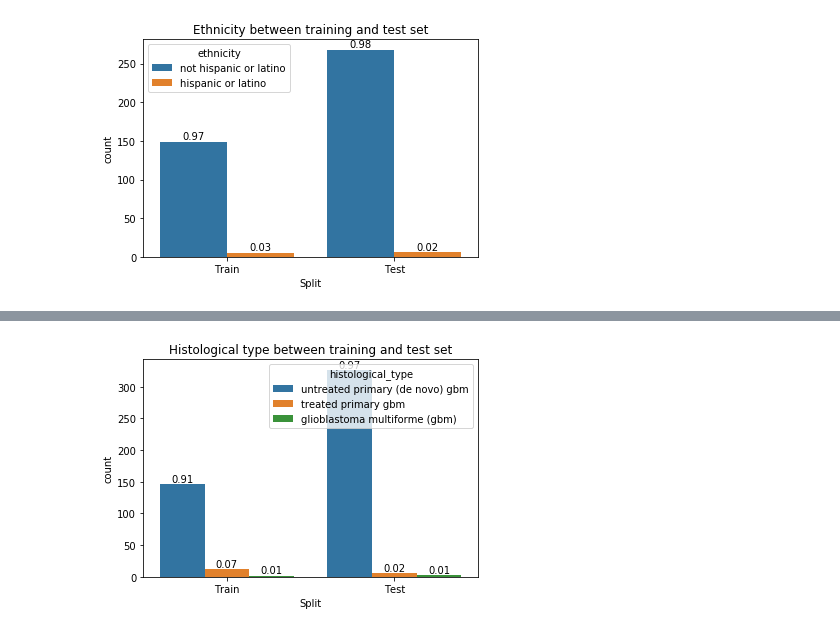
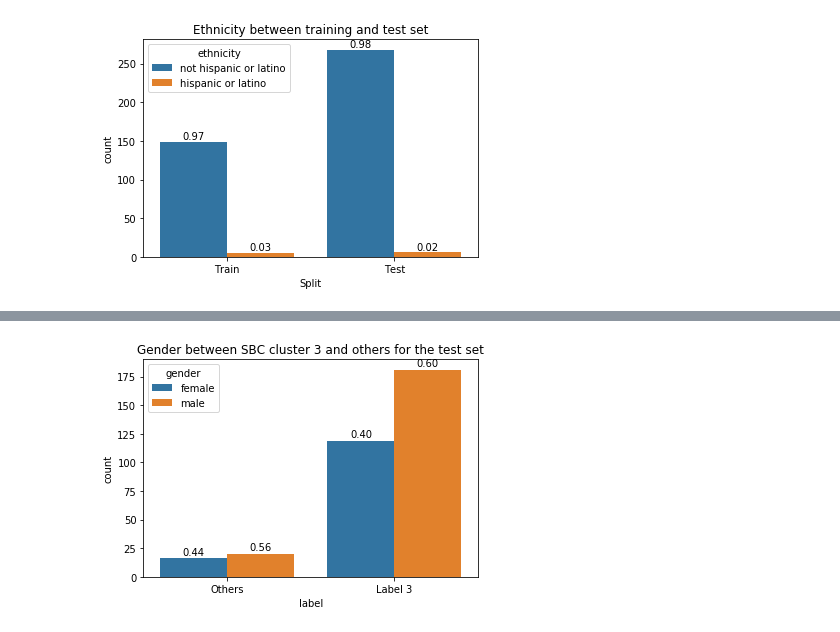
Before and after one commit to CamilaDuitama/MasterThesis, a Jupyter notebook: Data preparation.ipynb, the cells around one changed output, grey strips where cells are left out. Drawn from its saved outputs; the diff is of its cells as text; code cells hidden in the pictures.

```diff
--- a/Data preparation.ipynb
+++ b/Data preparation.ipynb
@@ -1168,0 +1308,11 @@ for (p,h) in zip(ax.patches,total):
+# %%
+one=Dataset.loc[Dataset["SBC_labels"]==1]
+two=Dataset.loc[Dataset["SBC_labels"]==2]
+three=Dataset.loc[Dataset["SBC_labels"]==3]
+four=Dataset.loc[Dataset["SBC_labels"]==4]
+# %%
+first_analysis=pd.concat([one,two,four])
+first_analysis["label"]="Others"
+three_=three
+three_["label"]="Label 3"
+first_analysis=pd.concat([first_analysis,three_])
@@ -1169,6 +1462,6 @@ for (p,h) in zip(ax.patches,total):
 # %%
-ax=sns.countplot(x="Split",hue="race",data=Dataset)
-ax.set_title("Race between training and test set")
+ax=sns.countplot(x="label",hue="race",data=first_analysis)
+ax.set_title("Race between SBC cluster 3 and others")
 heights=list()
 i=0
 group=dict()
@@ -1193,0 +1487,23 @@ for (p,h) in zip(ax.patches,total):
+# %%
+ax=sns.countplot(x="label",hue="gender",data=first_analysis.loc[first_analysis["Split"]=="Train"])
+ax.set_title("Gender between SBC cluster 3 and others for the training set")
+heights=list()
+i=0
+group=dict()
+group["left"]=list()
+group["right"]=list()
+for p in ax.patches:
+    i=i+1
+    heights.append(p.get_height())
+    if i%2==0:
+        group["right"].append(p.get_height())
+    else:
+        group["left"].append(p.get_height())
+total_left=sum(group["left"])
+total_right=sum(group["right"])
+total=[total_left,total_right,total_left,total_right]
+for (p,h) in zip(ax.patches,total):
+    ax.text(p.get_x()+p.get_width()/2.,
+            p.get_height() + 3,
+            '{:1.2f}'.format(p.get_height()/h),
+            ha="center")
@@ -1194,26 +1518,25 @@ for (p,h) in zip(ax.patches,total):
 # %%
-ax=sns.countplot(x="Split",hue="histological_type",data=Dataset)
-ax.set_title("Histological type between training and test set")
-ax.
+ax=sns.countplot(x="label",hue="gender",data=first_analysis.loc[first_analysis["Split"]=="Test"])
+ax.set_title("Gender between SBC cluster 3 and others for the test set")
 heights=list()
 i=0
 group=dict()
 group["left"]=list()
 group["right"]=list()
 for p in ax.patches:
     i=i+1
     heights.append(p.get_height())
     if i%2==0:
         group["right"].append(p.get_height())
     else:
         group["left"].append(p.get_height())
 total_left=sum(group["left"])
 total_right=sum(group["right"])
-total=[total_left,total_right,total_left,total_right,total_left,total_right]
+total=[total_left,total_right,total_left,total_right]
 for (p,h) in zip(ax.patches,total):
     ax.text(p.get_x()+p.get_width()/2.,
             p.get_height() + 3,
             '{:1.2f}'.format(p.get_height()/h),
             ha="center")
 # %% [output]
-[figure, old version]
+[figure, new version]
```
Also changed, not shown: parts of 98 cells of this notebook.
